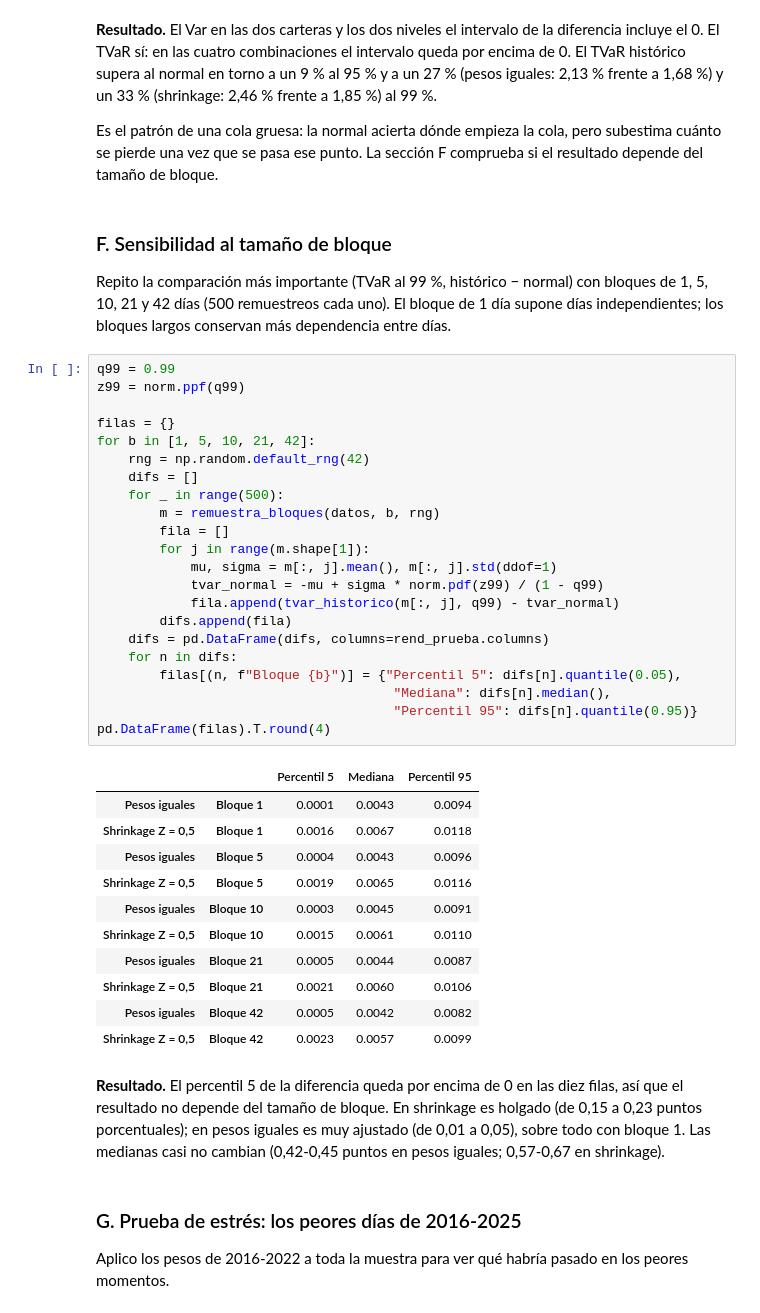
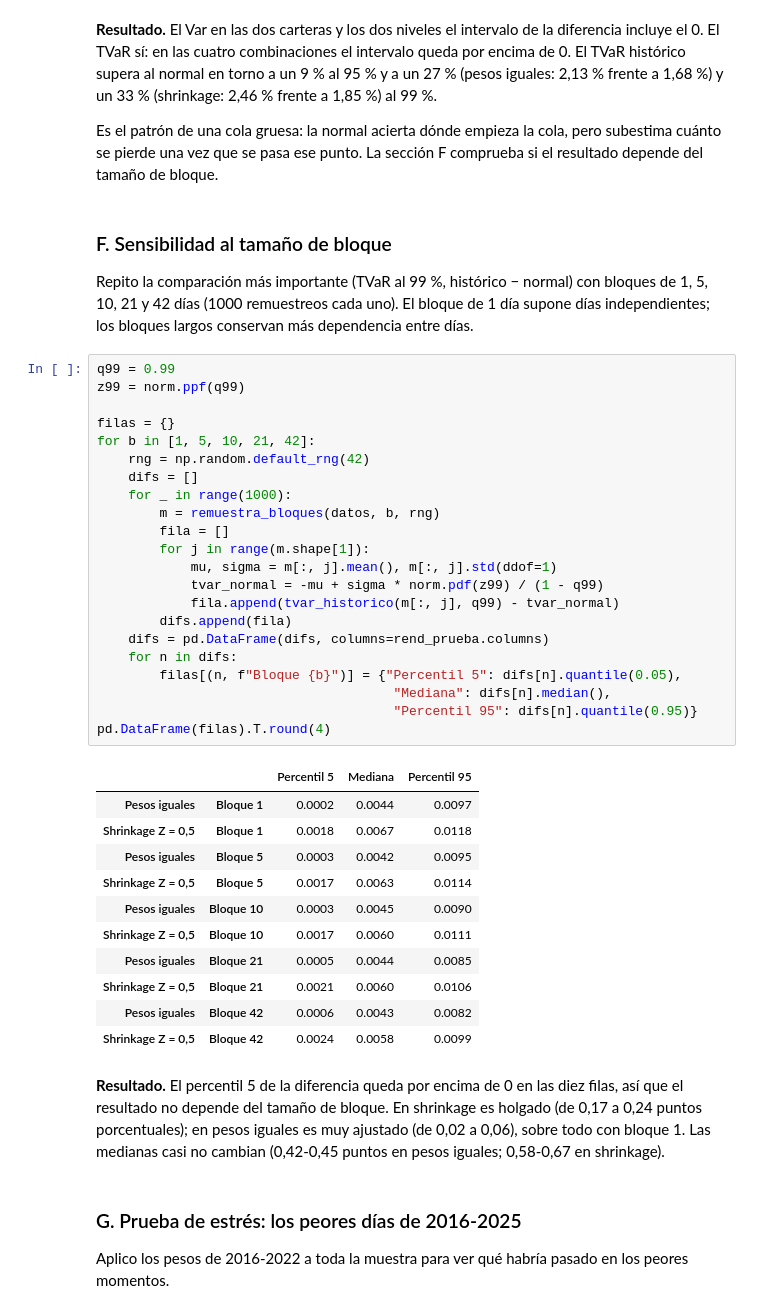
Before and after one commit to mnayala100/proyecto-cartera-markowitz, a Jupyter notebook: notebooks/07_var_tvar.ipynb, the cells around one changed output. Drawn from its saved outputs; the diff is of its cells as text.

```diff
--- a/notebooks/07_var_tvar.ipynb
+++ b/notebooks/07_var_tvar.ipynb
@@ -295,43 +295,43 @@ Es el patrón de una cola gruesa: la normal acierta dónde empieza la cola, pero
 # %% [markdown]
 ### F. Sensibilidad al tamaño de bloque
 
-Repito la comparación más importante (TVaR al 99 %, histórico − normal) con bloques de 1, 5, 10, 21 y 42 días (500 remuestreos cada uno). El bloque de 1 día supone días independientes; los bloques largos conservan más dependencia entre días.
+Repito la comparación más importante (TVaR al 99 %, histórico − normal) con bloques de 1, 5, 10, 21 y 42 días (1000 remuestreos cada uno). El bloque de 1 día supone días independientes; los bloques largos conservan más dependencia entre días.
 # %%
 q99 = 0.99
 z99 = norm.ppf(q99)
 
 filas = {}
 for b in [1, 5, 10, 21, 42]:
     rng = np.random.default_rng(42)
     difs = []
-    for _ in range(500):
+    for _ in range(1000):
         m = remuestra_bloques(datos, b, rng)
         fila = []
         for j in range(m.shape[1]):
             mu, sigma = m[:, j].mean(), m[:, j].std(ddof=1)
             tvar_normal = -mu + sigma * norm.pdf(z99) / (1 - q99)
             fila.append(tvar_historico(m[:, j], q99) - tvar_normal)
         difs.append(fila)
     difs = pd.DataFrame(difs, columns=rend_prueba.columns)
     for n in difs:
         filas[(n, f"Bloque {b}")] = {"Percentil 5": difs[n].quantile(0.05),
                                       "Mediana": difs[n].median(),
                                       "Percentil 95": difs[n].quantile(0.95)}
 pd.DataFrame(filas).T.round(4)
 # %% [output]
 |  |  | Percentil 5 | Mediana | Percentil 95 |
-| Pesos iguales | Bloque 1 | 0.0001 | 0.0043 | 0.0094 |
-| Shrinkage Z = 0,5 | Bloque 1 | 0.0016 | 0.0067 | 0.0118 |
-| Pesos iguales | Bloque 5 | 0.0004 | 0.0043 | 0.0096 |
-| Shrinkage Z = 0,5 | Bloque 5 | 0.0019 | 0.0065 | 0.0116 |
-| Pesos iguales | Bloque 10 | 0.0003 | 0.0045 | 0.0091 |
-| Shrinkage Z = 0,5 | Bloque 10 | 0.0015 | 0.0061 | 0.0110 |
-| Pesos iguales | Bloque 21 | 0.0005 | 0.0044 | 0.0087 |
+| Pesos iguales | Bloque 1 | 0.0002 | 0.0044 | 0.0097 |
+| Shrinkage Z = 0,5 | Bloque 1 | 0.0018 | 0.0067 | 0.0118 |
+| Pesos iguales | Bloque 5 | 0.0003 | 0.0042 | 0.0095 |
+| Shrinkage Z = 0,5 | Bloque 5 | 0.0017 | 0.0063 | 0.0114 |
+| Pesos iguales | Bloque 10 | 0.0003 | 0.0045 | 0.0090 |
+| Shrinkage Z = 0,5 | Bloque 10 | 0.0017 | 0.0060 | 0.0111 |
+| Pesos iguales | Bloque 21 | 0.0005 | 0.0044 | 0.0085 |
 | Shrinkage Z = 0,5 | Bloque 21 | 0.0021 | 0.0060 | 0.0106 |
-| Pesos iguales | Bloque 42 | 0.0005 | 0.0042 | 0.0082 |
-| Shrinkage Z = 0,5 | Bloque 42 | 0.0023 | 0.0057 | 0.0099 |
+| Pesos iguales | Bloque 42 | 0.0006 | 0.0043 | 0.0082 |
+| Shrinkage Z = 0,5 | Bloque 42 | 0.0024 | 0.0058 | 0.0099 |
 # %% [markdown]
-**Resultado.** El percentil 5 de la diferencia queda por encima de 0 en las diez filas, así que el resultado no depende del tamaño de bloque. En shrinkage es holgado (de 0,15 a 0,23 puntos porcentuales); en pesos iguales es muy ajustado (de 0,01 a 0,05), sobre todo con bloque 1. Las medianas casi no cambian (0,42-0,45 puntos en pesos iguales; 0,57-0,67 en shrinkage).
+**Resultado.** El percentil 5 de la diferencia queda por encima de 0 en las diez filas, así que el resultado no depende del tamaño de bloque. En shrinkage es holgado (de 0,17 a 0,24 puntos porcentuales); en pesos iguales es muy ajustado (de 0,02 a 0,06), sobre todo con bloque 1. Las medianas casi no cambian (0,42-0,45 puntos en pesos iguales; 0,58-0,67 en shrinkage).
 # %% [markdown]
 ### G. Prueba de estrés: los peores días de 2016-2025
 
```
Also changed, not shown: 3 other files.
